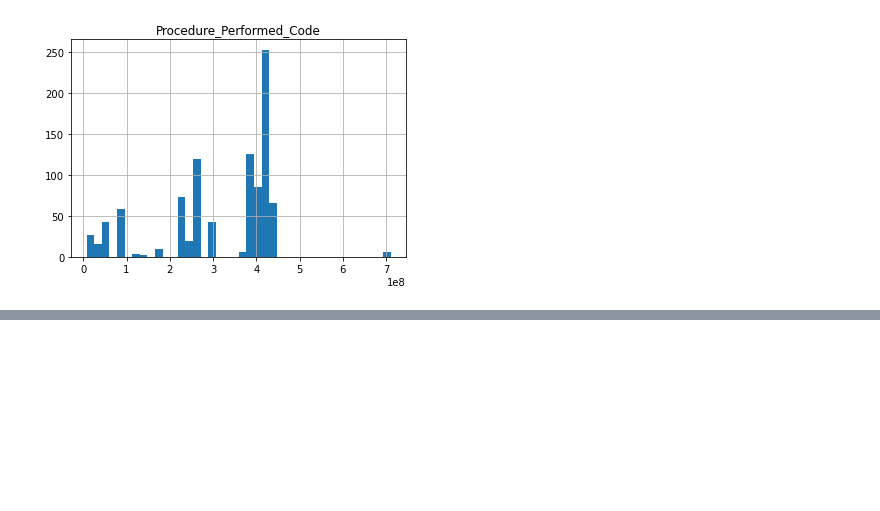
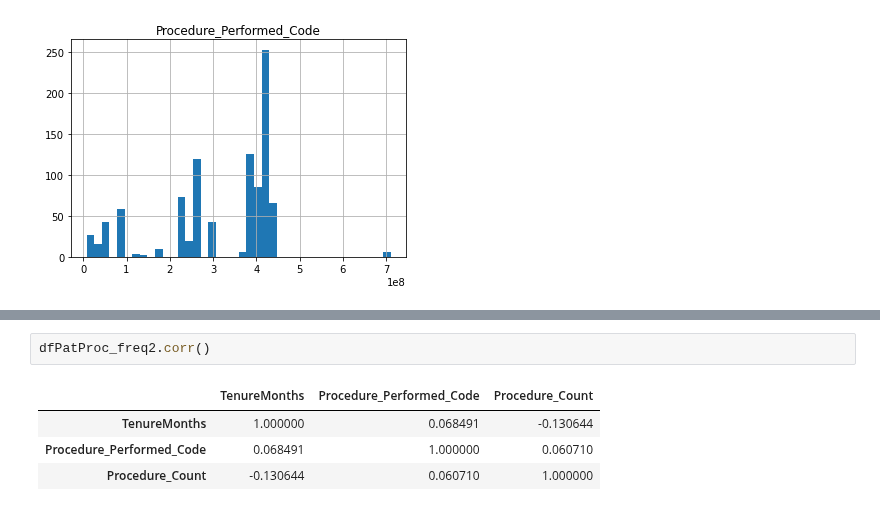
Before and after one commit to data-rescue/ems-analytics, a Jupyter notebook: notebooks/20210313-eem-tenure-proc.ipynb, the cells around one changed output, grey strips where cells are left out. Cells and saved outputs as stored; diff of their text form; blank space fills up the shorter version.

```diff
--- a/notebooks/20210313-eem-tenure-proc.ipynb
+++ b/notebooks/20210313-eem-tenure-proc.ipynb
@@ -413,0 +478,7 @@ array([[<AxesSubplot:title={'center':'Procedure_Performed_Code'}>]],
+# %%
+dfPatProc_freq2.corr()
+# %% [output]
+|  | TenureMonths | Procedure_Performed_Code | Procedure_Count |
+| TenureMonths | 1.000000 | 0.068491 | -0.130644 |
+| Procedure_Performed_Code | 0.068491 | 1.000000 | 0.060710 |
+| Procedure_Count | -0.130644 | 0.060710 | 1.000000 |
```
Also changed, not shown: parts of 52 cells of this notebook.
